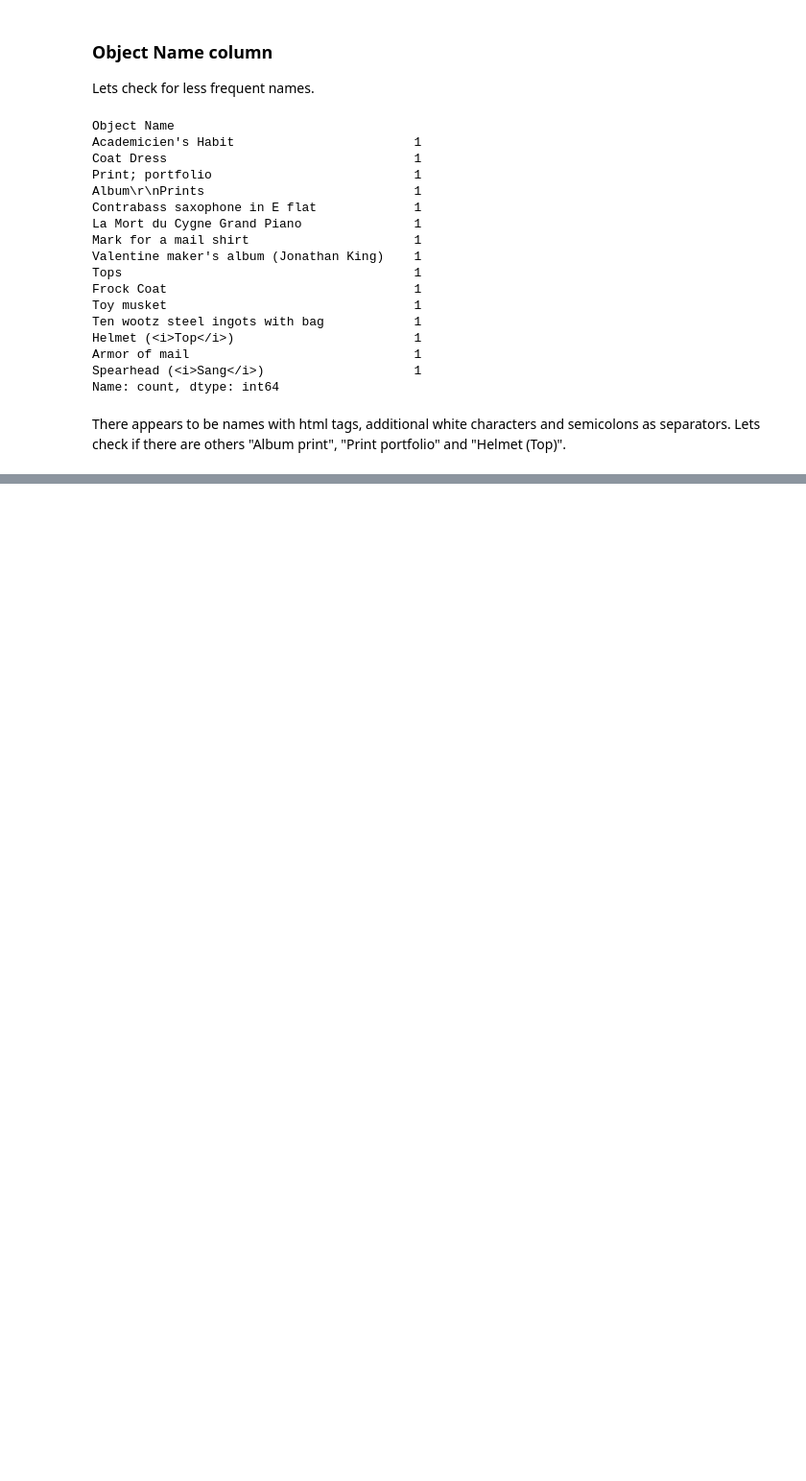
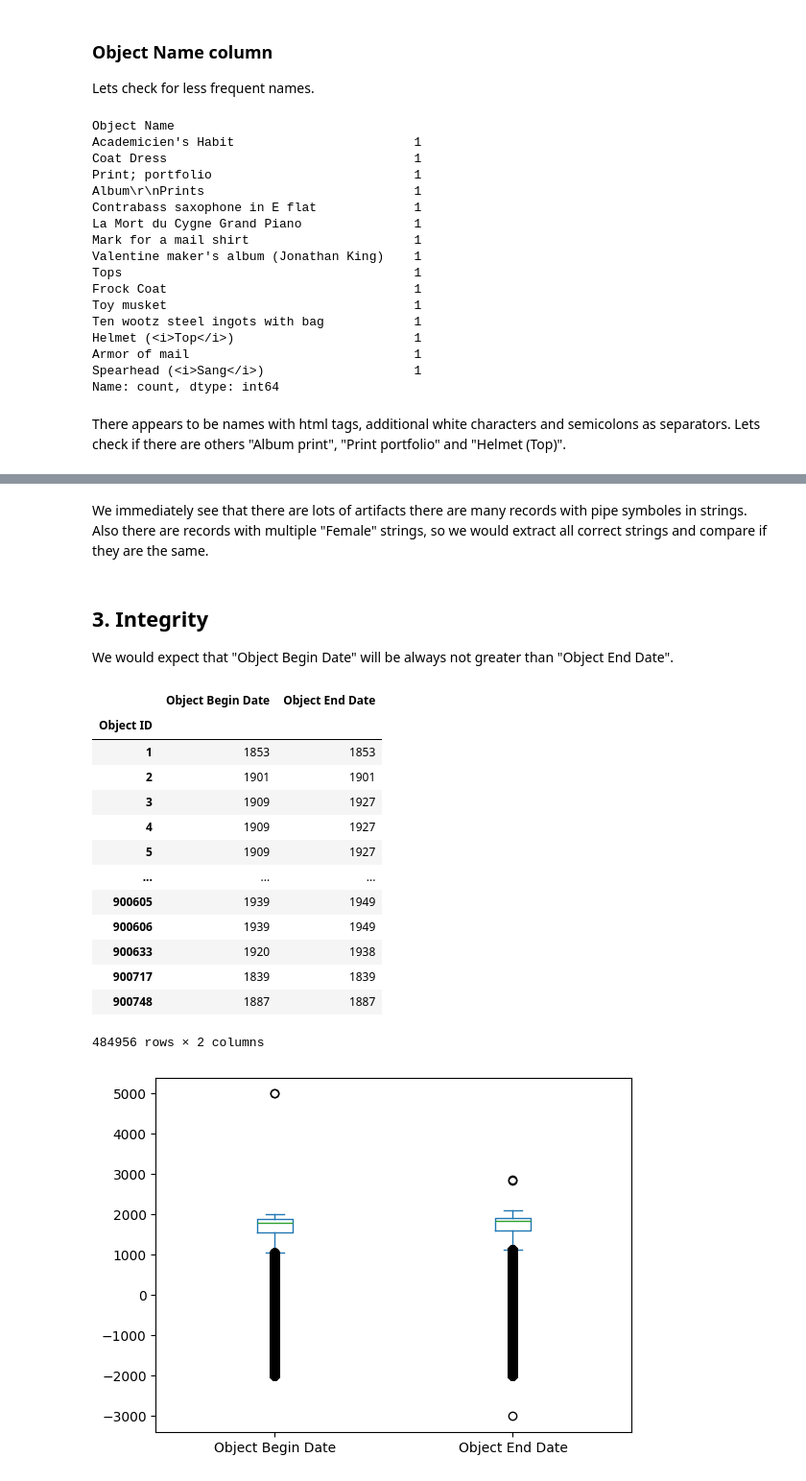
Before and after one commit to ZhigaMason/University, a Jupyter notebook: 01/01_homework.ipynb, the cells around one changed output, grey strips where cells are left out. Shown at 96% size. Cells and saved outputs as stored; diff of their text form; code cells hidden in the pictures; blank space fills up the shorter version.

```diff
--- a/01/01_homework.ipynb
+++ b/01/01_homework.ipynb
@@ -178,0 +193,26 @@ Name: count, dtype: int64
+# %% [markdown]
+We immediately see that there are lots of artifacts there are many records with pipe symboles in strings. Also there are records with multiple "Female" strings, so we would extract all correct strings and compare if they are the same.
+# %% [markdown]
+## 3. Integrity
+
+We would expect that "Object Begin Date" will be always not greater than "Object End Date".
+# %%
+obj_date = df[['Object Begin Date', 'Object End Date']]
+obj_date[obj_date['Object Begin Date'] > -2000].plot.box() # displaying only only a subset for the sake of visibility
+obj_date
+# %% [output]
+|  | Object Begin Date | Object End Date |
+| Object ID |  |  |
+| 1 | 1853 | 1853 |
+| 2 | 1901 | 1901 |
+| 3 | 1909 | 1927 |
+| 4 | 1909 | 1927 |
+| 5 | 1909 | 1927 |
+| ... | ... | ... |
+| 900605 | 1939 | 1949 |
+| 900606 | 1939 | 1949 |
+| 900633 | 1920 | 1938 |
+| 900717 | 1839 | 1839 |
+| 900748 | 1887 | 1887 |
+484956 rows × 2 columns
+[figure, added]
```
Also changed, not shown: parts of 51 cells of this notebook.
